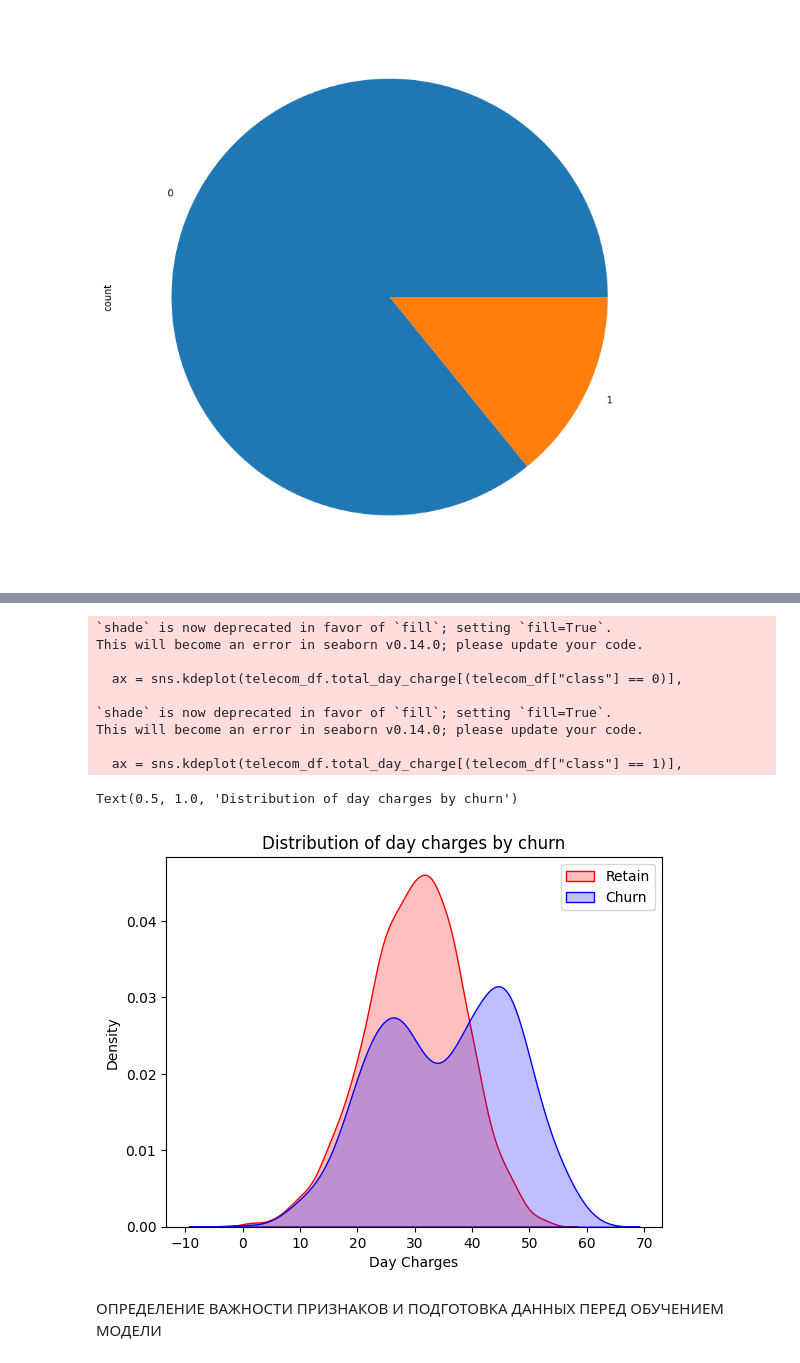
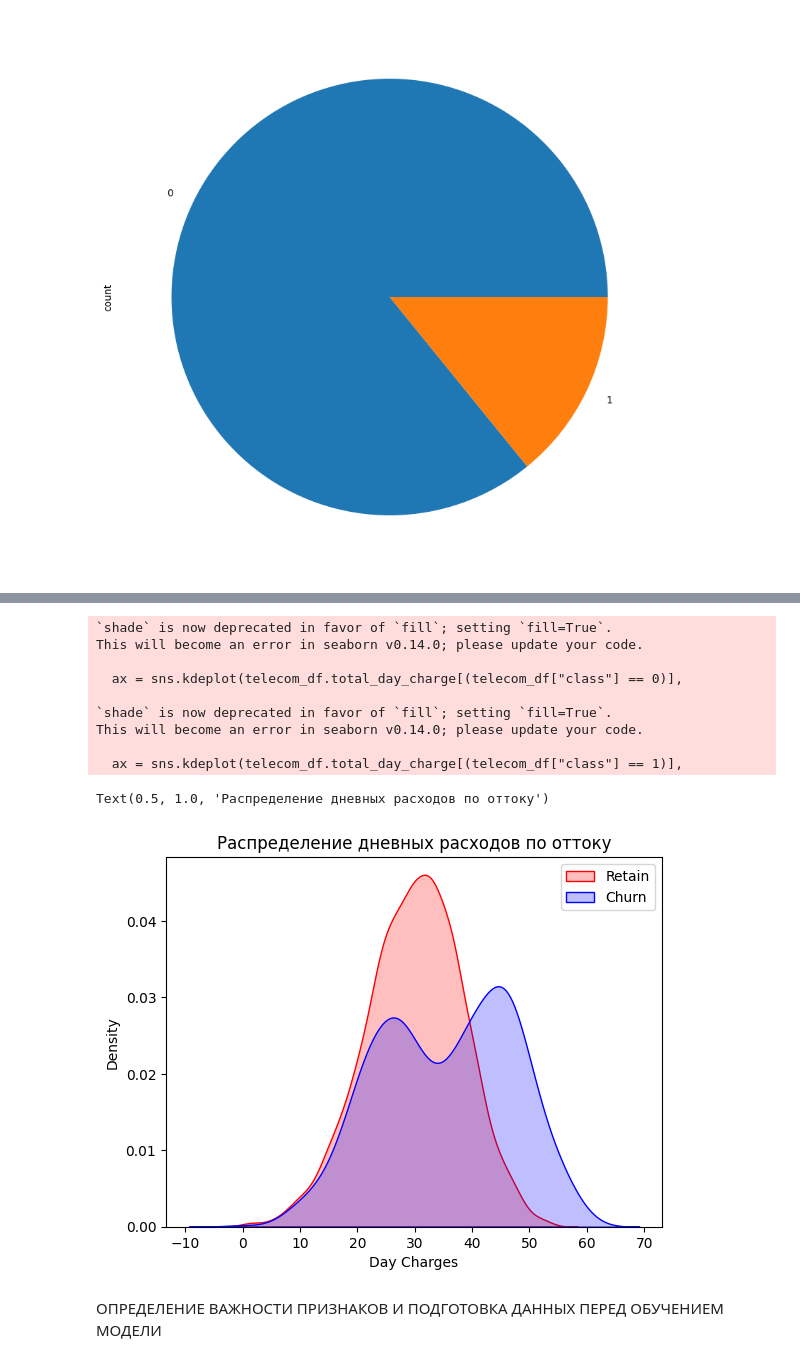
Before and after one commit to dnbrk13/danasrepo, a Jupyter notebook: capstone_project_outpeer.ipynb, the cells around one changed output, grey strips where cells are left out. Drawn from its saved outputs; the diff is of its cells as text; code cells hidden in the pictures.

```diff
--- a/capstone_project_outpeer.ipynb
+++ b/capstone_project_outpeer.ipynb
@@ -111,26 +111,26 @@ plt.show()
 # %%
 # Плата за отток по дням
 ax = sns.kdeplot(telecom_df.total_day_charge[(telecom_df["class"] == 0)],
                color = "Red", shade = True)
 ax = sns.kdeplot(telecom_df.total_day_charge[(telecom_df["class"] == 1)],
                color = "Blue", shade = True)
 
 ax.legend(["Retain", "Churn"], loc = "upper right")
 ax.set_ylabel("Density")
 ax.set_xlabel("Day Charges")
-ax.set_title("Distribution of day charges by churn")
+ax.set_title("Распределение дневных расходов по оттоку")
 # %% [output]
 `shade` is now deprecated in favor of `fill`; setting `fill=True`.
 This will become an error in seaborn v0.14.0; please update your code.
 
   ax = sns.kdeplot(telecom_df.total_day_charge[(telecom_df["class"] == 0)],
 
 `shade` is now deprecated in favor of `fill`; setting `fill=True`.
 This will become an error in seaborn v0.14.0; please update your code.
 
   ax = sns.kdeplot(telecom_df.total_day_charge[(telecom_df["class"] == 1)],
-Text(0.5, 1.0, 'Distribution of day charges by churn')
+Text(0.5, 1.0, 'Распределение дневных расходов по оттоку')
-[figure, old version]
+[figure, new version]
 # %% [markdown]
 ОПРЕДЕЛЕНИЕ ВАЖНОСТИ ПРИЗНАКОВ И ПОДГОТОВКА ДАННЫХ ПЕРЕД ОБУЧЕНИЕМ МОДЕЛИ
 # %%
```
Also changed, not shown: parts of 96 cells of this notebook.
